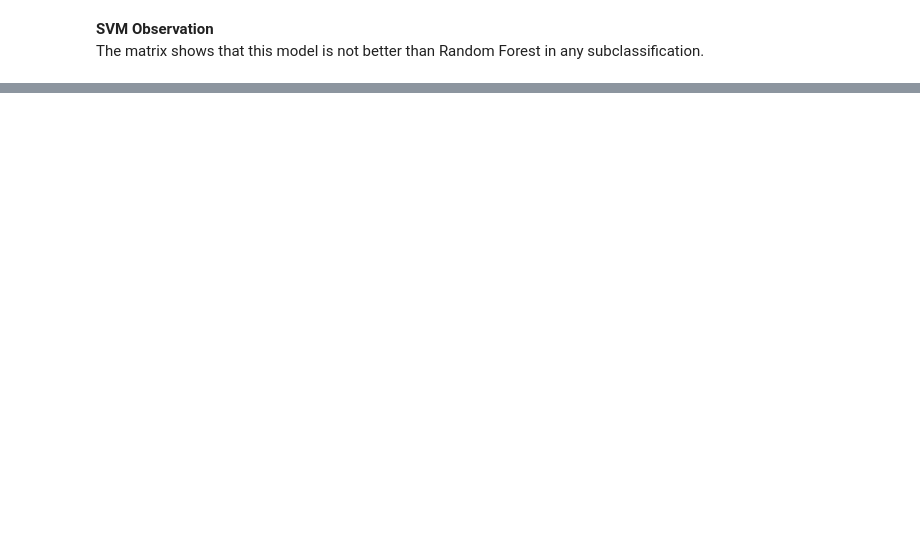
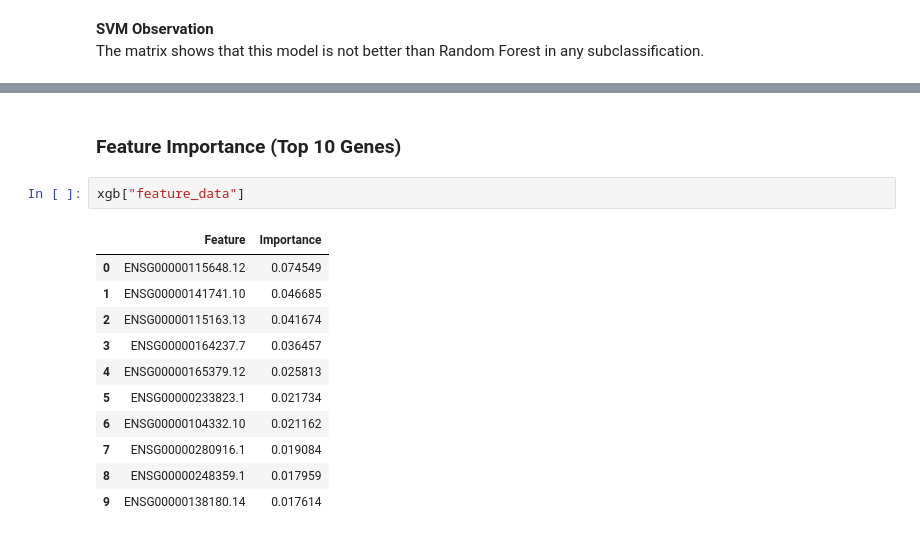
Before and after one commit to MeetPatel-005/Gene-based-breast-cancer-subtype-classification, a Jupyter notebook: main.ipynb, the cells around one changed output, grey strips where cells are left out. Cells and saved outputs as stored; diff of their text form; blank space fills up the shorter version.

```diff
--- a/main.ipynb
+++ b/main.ipynb
@@ -165,0 +310,16 @@ ConfusionMatrixDisplay(my_model["conf_mat"], display_labels=my_model["classes"])
+# %% [markdown]
+### Feature Importance (Top 10 Genes)
+# %%
+xgb["feature_data"]
+# %% [output]
+|  | Feature | Importance |
+| 0 | ENSG00000115648.12 | 0.074549 |
+| 1 | ENSG00000141741.10 | 0.046685 |
+| 2 | ENSG00000115163.13 | 0.041674 |
+| 3 | ENSG00000164237.7 | 0.036457 |
+| 4 | ENSG00000165379.12 | 0.025813 |
+| 5 | ENSG00000233823.1 | 0.021734 |
+| 6 | ENSG00000104332.10 | 0.021162 |
+| 7 | ENSG00000280916.1 | 0.019084 |
+| 8 | ENSG00000248359.1 | 0.017959 |
+| 9 | ENSG00000138180.14 | 0.017614 |
```
Also changed, not shown: parts of 59 cells of this notebook.
